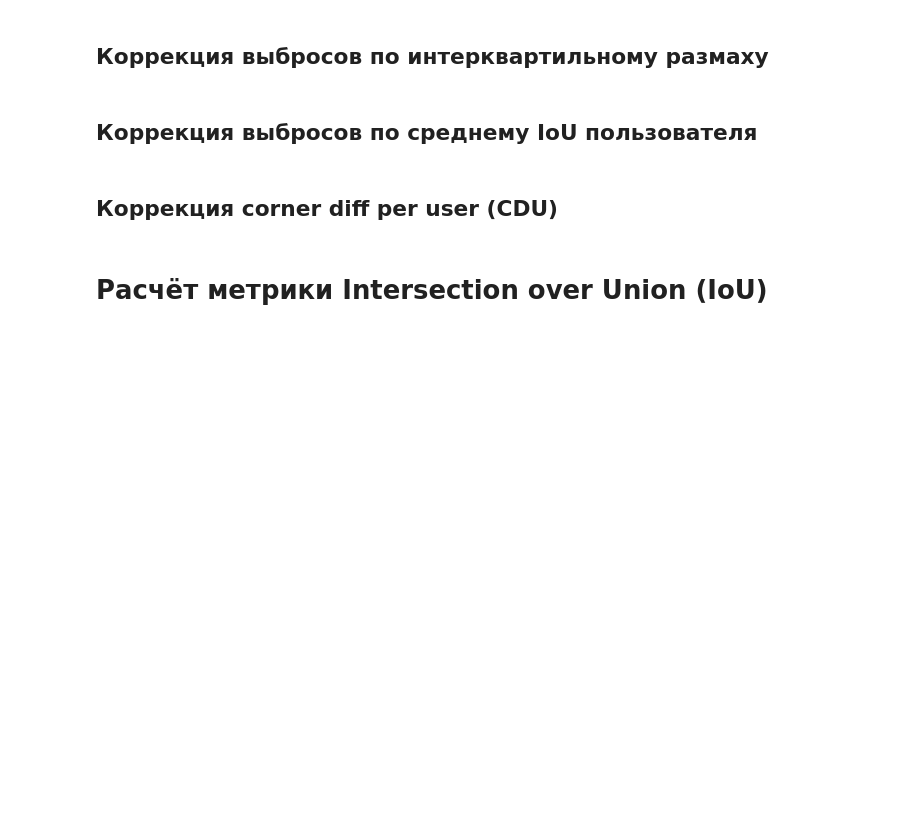
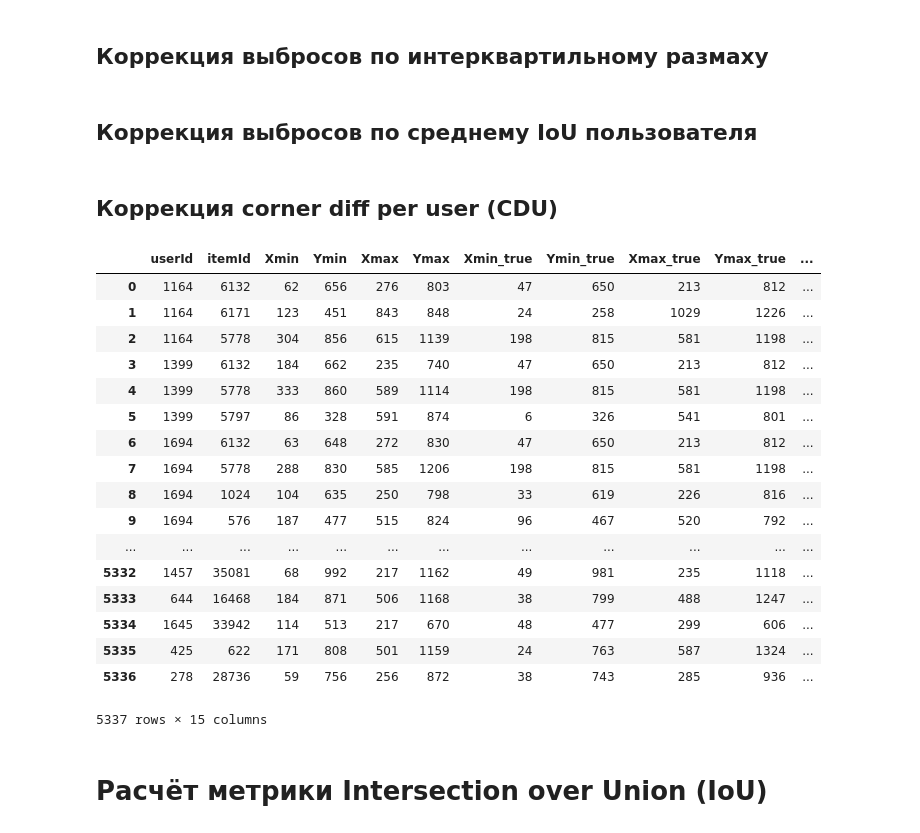
Before and after one commit to iatsuk/mlbootcamp-ix, a Jupyter notebook: baseline.ipynb, the cells around one changed output. Cells and saved outputs as stored; diff of their text form; code cells hidden in the pictures; blank space fills up the shorter version.

```diff
--- a/baseline.ipynb
+++ b/baseline.ipynb
@@ -111,8 +92,8 @@ def correct_by_iqr(votez):
 ## Коррекция выбросов по среднему IoU пользователя
 # %%
 def calc_iou(votez, answerz):
-    df_full = votez.merge(answerz, on=["itemId"])
-    df_full["iou"] = df_full[['Xmin','Ymin', 'Xmax', 'Ymax', 'Xmin_true',\
+    df_full = votez.merge(answerz, on='itemId')
+    df_full['iou'] = df_full[['Xmin','Ymin', 'Xmax', 'Ymax', 'Xmin_true',\
           'Ymin_true', 'Xmax_true','Ymax_true']].apply(intersection_over_union, axis=1)
     medians = df_full.groupby('userId')[['iou']].mean().reset_index()
     return medians
@@ -138,14 +119,36 @@ def correct_by_iou(votez, userz_iou):
 # %% [markdown]
 ## Коррекция corner diff per user (CDU)
 # %%
-def calc_cdu(votez, answerz):
-    threshold = 0.01
-    df_full = votez.merge(answerz, on=["itemId"])
+def calc_cdu(votez, answerz, userz_iou_model):
+    threshold = 0.3
+    df_full = votez.merge(answerz, on='itemId').merge(userz_iou_model, on='userId')
     for col in ['Xmin','Ymin', 'Xmax', 'Ymax']:
         df_full[col + '_diff'] = df_full[col + '_true'] / df_full[col]
         df_full.loc[lambda df: (df[col + '_diff'] < 1 - threshold) | (df[col + '_diff'] > 1 + threshold), col + '_diff'] = 1
     diffs = df_full.groupby('userId')[['Xmin_diff','Ymin_diff', 'Xmax_diff', 'Ymax_diff']].median().reset_index()
-    return diffs
+    return df_full
+
+
+calc_cdu(votes, answers, calc_iou(votes, answers))
+# %% [output]
+|  | userId | itemId | Xmin | Ymin | Xmax | Ymax | Xmin_true | Ymin_true | Xmax_true | Ymax_true | ... |
+| 0 | 1164 | 6132 | 62 | 656 | 276 | 803 | 47 | 650 | 213 | 812 | ... |
+| 1 | 1164 | 6171 | 123 | 451 | 843 | 848 | 24 | 258 | 1029 | 1226 | ... |
+| 2 | 1164 | 5778 | 304 | 856 | 615 | 1139 | 198 | 815 | 581 | 1198 | ... |
+| 3 | 1399 | 6132 | 184 | 662 | 235 | 740 | 47 | 650 | 213 | 812 | ... |
+| 4 | 1399 | 5778 | 333 | 860 | 589 | 1114 | 198 | 815 | 581 | 1198 | ... |
+| 5 | 1399 | 5797 | 86 | 328 | 591 | 874 | 6 | 326 | 541 | 801 | ... |
+| 6 | 1694 | 6132 | 63 | 648 | 272 | 830 | 47 | 650 | 213 | 812 | ... |
+| 7 | 1694 | 5778 | 288 | 830 | 585 | 1206 | 198 | 815 | 581 | 1198 | ... |
+| 8 | 1694 | 1024 | 104 | 635 | 250 | 798 | 33 | 619 | 226 | 816 | ... |
+| 9 | 1694 | 576 | 187 | 477 | 515 | 824 | 96 | 467 | 520 | 792 | ... |
+| ... | ... | ... | ... | ... | ... | ... | ... | ... | ... | ... | ... |
+| 5332 | 1457 | 35081 | 68 | 992 | 217 | 1162 | 49 | 981 | 235 | 1118 | ... |
+| 5333 | 644 | 16468 | 184 | 871 | 506 | 1168 | 38 | 799 | 488 | 1247 | ... |
+| 5334 | 1645 | 33942 | 114 | 513 | 217 | 670 | 48 | 477 | 299 | 606 | ... |
+| 5335 | 425 | 622 | 171 | 808 | 501 | 1159 | 24 | 763 | 587 | 1324 | ... |
+| 5336 | 278 | 28736 | 59 | 756 | 256 | 872 | 38 | 743 | 285 | 936 | ... |
+5337 rows × 15 columns
 # %%
 def correct_by_cdu(votez, userz_cdu):
     merged_diff = votez.merge(userz_cdu, on='userId', how='left')
```
Also changed, not shown: parts of 7 cells of this notebook.
